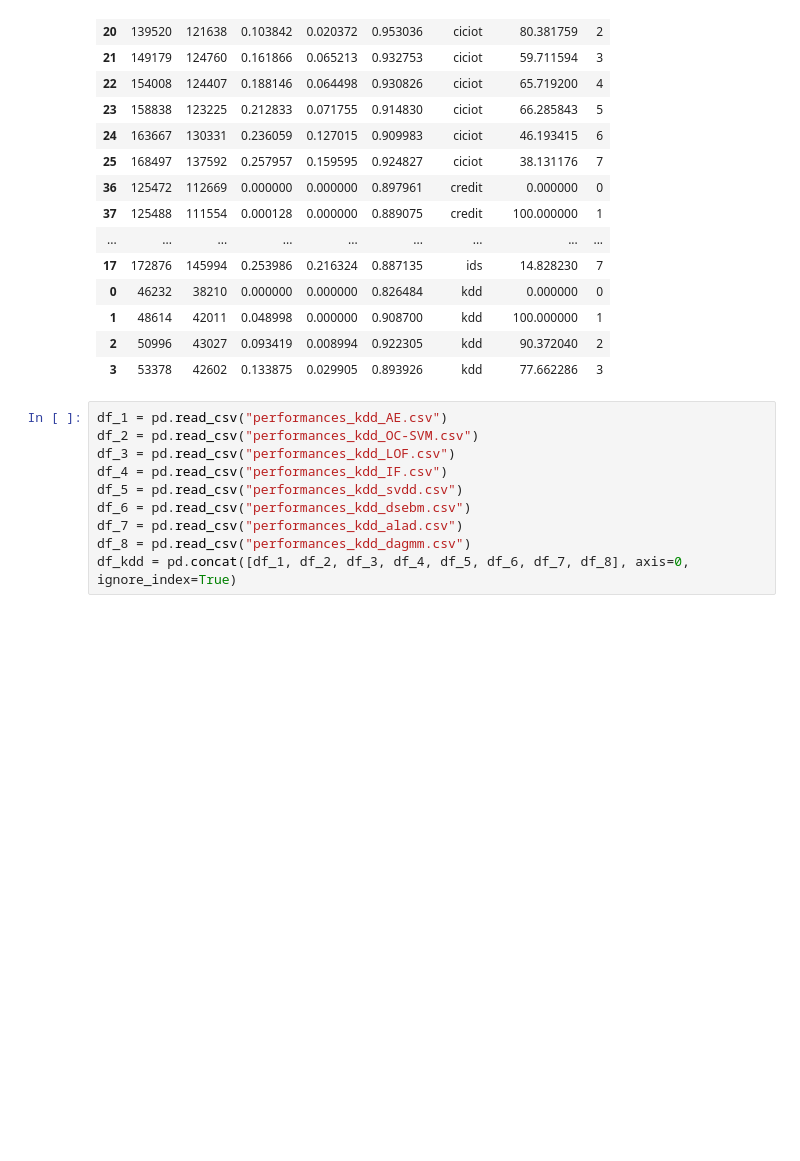
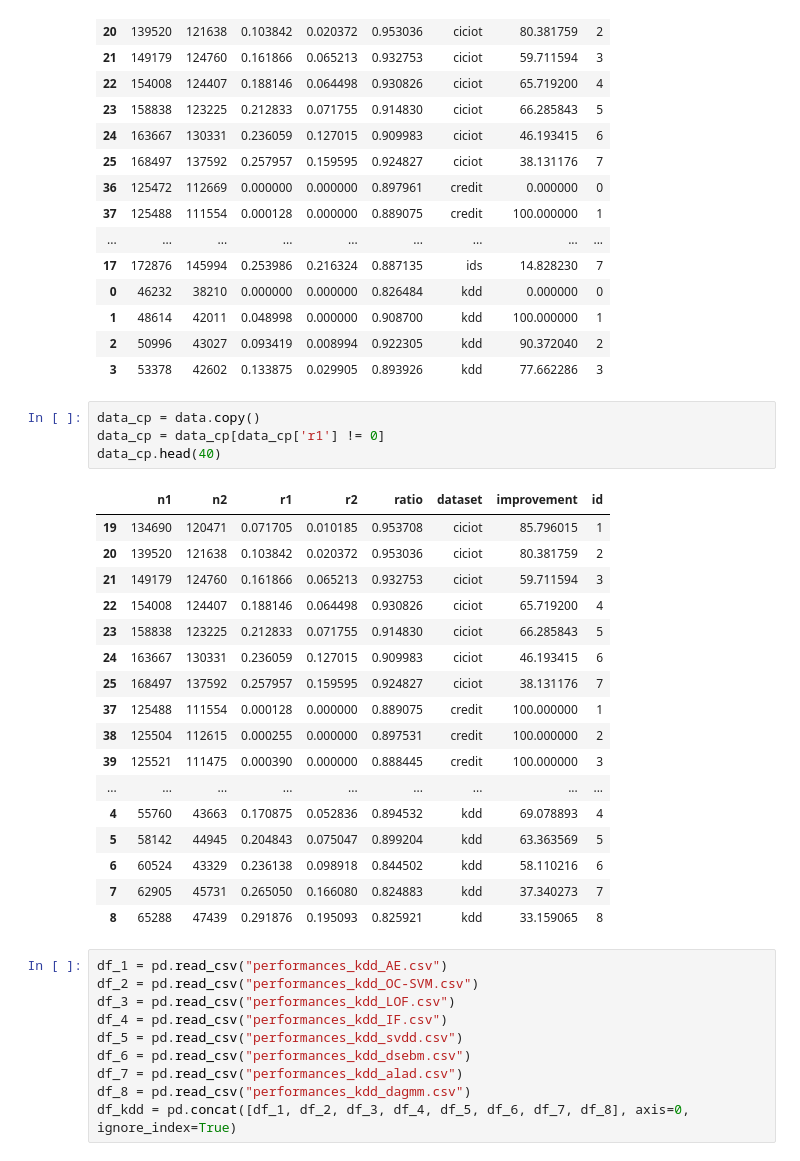
Before and after one commit to jmf-mas/jmf_bopeto, a Jupyter notebook: outputs/plots.ipynb, the cells around one changed output. Saved outputs shown, nothing was run; the diff lists cells and outputs as text; blank space fills up the shorter version.

```diff
--- a/outputs/plots.ipynb
+++ b/outputs/plots.ipynb
@@ -87,6 +87,28 @@ data.head(40)
 | 1 | 48614 | 42011 | 0.048998 | 0.000000 | 0.908700 | kdd | 100.000000 | 1 |
 | 2 | 50996 | 43027 | 0.093419 | 0.008994 | 0.922305 | kdd | 90.372040 | 2 |
 | 3 | 53378 | 42602 | 0.133875 | 0.029905 | 0.893926 | kdd | 77.662286 | 3 |
+# %%
+data_cp = data.copy()
+data_cp = data_cp[data_cp['r1'] != 0]
+data_cp.head(40)
+# %% [output]
+|  | n1 | n2 | r1 | r2 | ratio | dataset | improvement | id |
+| 19 | 134690 | 120471 | 0.071705 | 0.010185 | 0.953708 | ciciot | 85.796015 | 1 |
+| 20 | 139520 | 121638 | 0.103842 | 0.020372 | 0.953036 | ciciot | 80.381759 | 2 |
+| 21 | 149179 | 124760 | 0.161866 | 0.065213 | 0.932753 | ciciot | 59.711594 | 3 |
+| 22 | 154008 | 124407 | 0.188146 | 0.064498 | 0.930826 | ciciot | 65.719200 | 4 |
+| 23 | 158838 | 123225 | 0.212833 | 0.071755 | 0.914830 | ciciot | 66.285843 | 5 |
+| 24 | 163667 | 130331 | 0.236059 | 0.127015 | 0.909983 | ciciot | 46.193415 | 6 |
+| 25 | 168497 | 137592 | 0.257957 | 0.159595 | 0.924827 | ciciot | 38.131176 | 7 |
+| 37 | 125488 | 111554 | 0.000128 | 0.000000 | 0.889075 | credit | 100.000000 | 1 |
+| 38 | 125504 | 112615 | 0.000255 | 0.000000 | 0.897531 | credit | 100.000000 | 2 |
+| 39 | 125521 | 111475 | 0.000390 | 0.000000 | 0.888445 | credit | 100.000000 | 3 |
+| ... | ... | ... | ... | ... | ... | ... | ... | ... |
+| 4 | 55760 | 43663 | 0.170875 | 0.052836 | 0.894532 | kdd | 69.078893 | 4 |
+| 5 | 58142 | 44945 | 0.204843 | 0.075047 | 0.899204 | kdd | 63.363569 | 5 |
+| 6 | 60524 | 43329 | 0.236138 | 0.098918 | 0.844502 | kdd | 58.110216 | 6 |
+| 7 | 62905 | 45731 | 0.265050 | 0.166080 | 0.824883 | kdd | 37.340273 | 7 |
+| 8 | 65288 | 47439 | 0.291876 | 0.195093 | 0.825921 | kdd | 33.159065 | 8 |
 # %%
 df_1 = pd.read_csv("performances_kdd_AE.csv")
 df_2 = pd.read_csv("performances_kdd_OC-SVM.csv")
```
Also changed, not shown: parts of 1 cell of this notebook, 6 other files.
